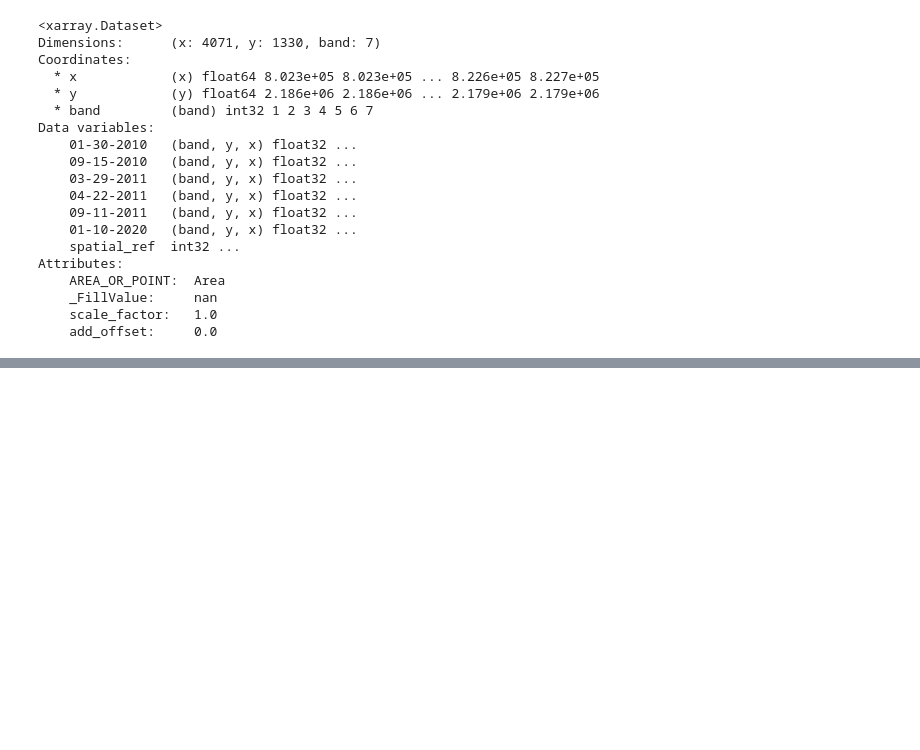
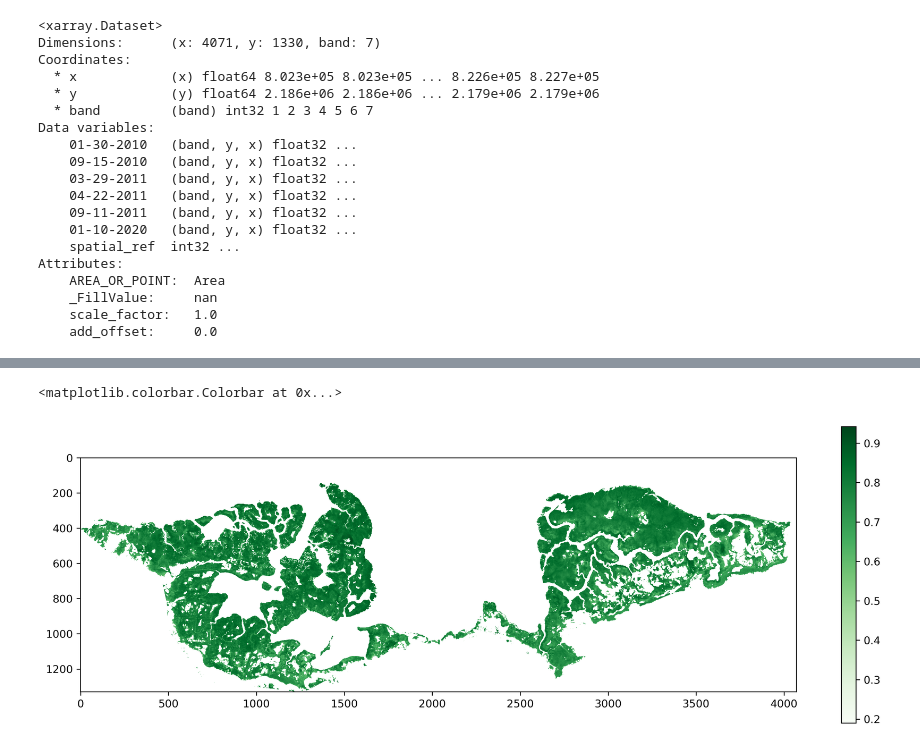
Before and after one commit to aesgeorges/MangroveCaribRS, a Jupyter notebook: notebooks/dev_ideas.ipynb, the cells around one changed output, grey strips where cells are left out. Saved outputs shown, nothing was run; the diff lists cells and outputs as text; code cells hidden in the pictures; blank space fills up the shorter version.

```diff
--- a/notebooks/dev_ideas.ipynb
+++ b/notebooks/dev_ideas.ipynb
@@ -75 +93,9 @@ data
+# %%
+fig, ax = plt.subplots(figsize=(15, 5), dpi=300)
+i = 0
+plt.imshow(a[times[i]][-1], cmap='Greens')
+plt.colorbar()
+# %% [output]
+<matplotlib.colorbar.Colorbar at 0x...>
+[figure, added]
 # %%
```
Also changed, not shown: parts of 10 cells of this notebook, 1 other file.
